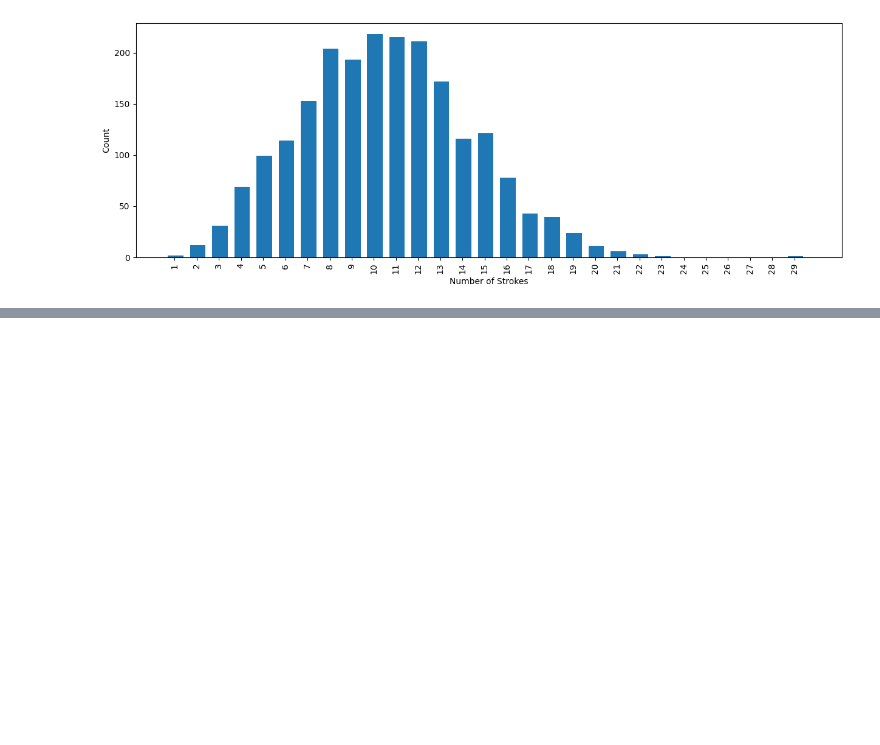
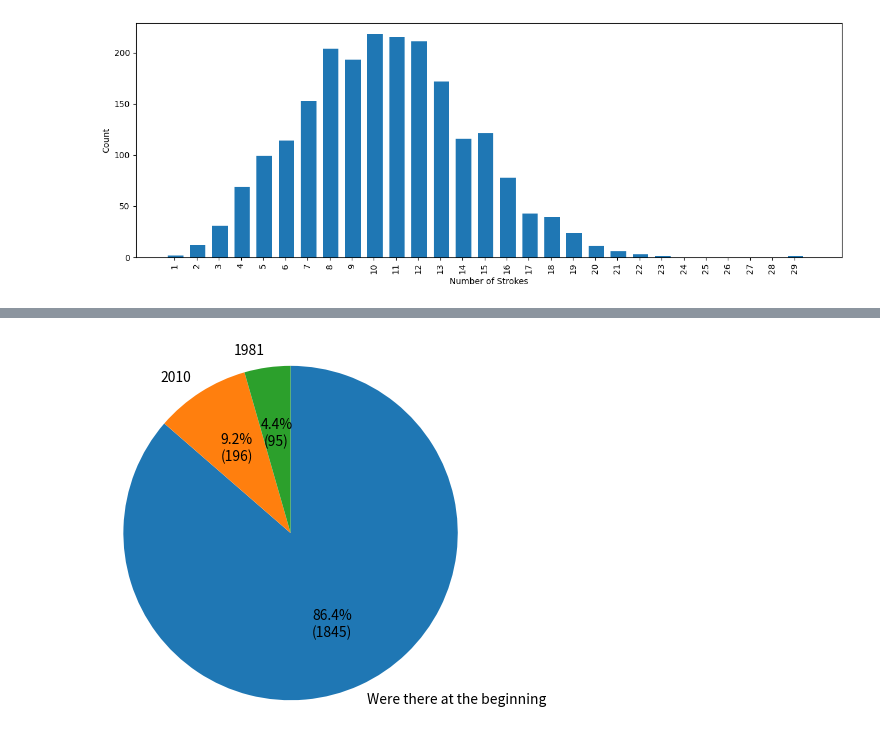
Before and after one commit to NajibAdan/Jouyou_Kanji_Analysis, a Jupyter notebook: exploration.ipynb, the cells around one changed output, grey strips where cells are left out. Cells and saved outputs as stored; diff of their text form; code cells hidden in the pictures; blank space fills up the shorter version.

```diff
--- a/exploration.ipynb
+++ b/exploration.ipynb
@@ -183,0 +201,17 @@ Name: radical, dtype: int64
+# %%
+def autopct_format(values):
+    def my_format(pct):
+        total = sum(values)
+        val = int(round(pct*total/100.0))
+        return '{:.1f}%\n({v:d})'.format(pct, v=val)
+    return my_format
+# %%
+old_forms = joyo_df[joyo_df.old.notna()]
+
+# Let's see when they were added
+year_count = joyo_df.year_added.value_counts()
+labels = ["Were there at the beginning","2010","1981"]
+plt.pie(year_count,labels=labels, startangle=90, counterclock=False,autopct=autopct_format(year_count))
+plt.axis('square');
+# %% [output]
+[figure, added]
```
Also changed, not shown: parts of 24 cells of this notebook, 1 other file.
